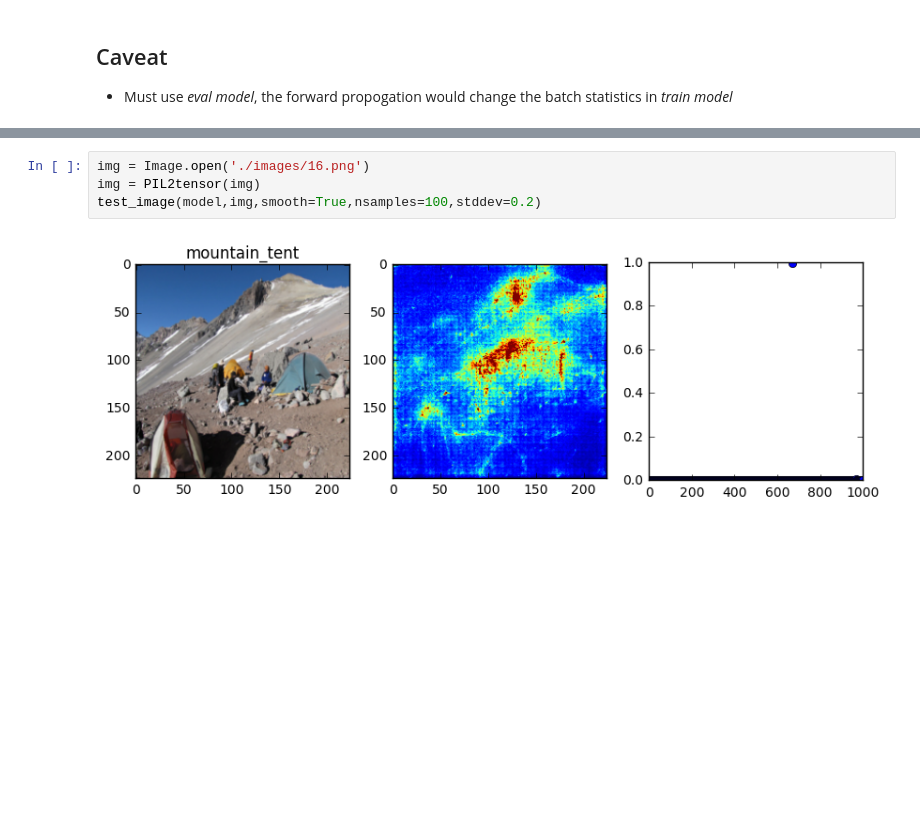
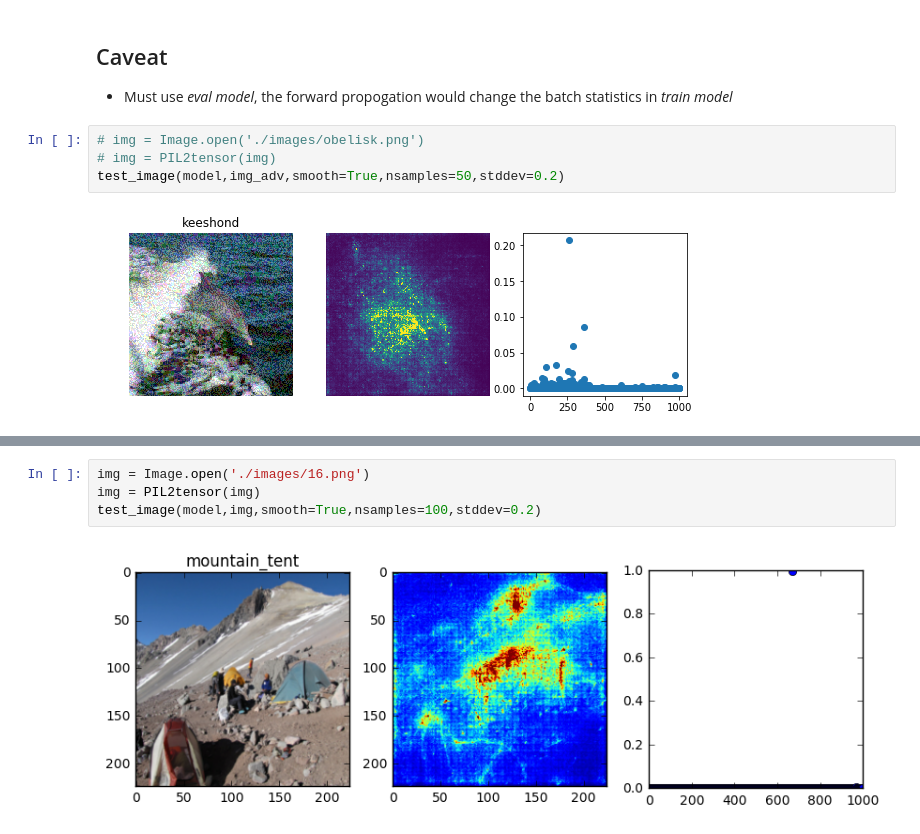
Before and after one commit to leiwu0308/SmoothGrad, a Jupyter notebook: main.ipynb, the cells around one changed output, grey strips where cells are left out. Drawn from its saved outputs; the diff is of its cells as text; blank space fills up the shorter version.

```diff
--- a/main.ipynb
+++ b/main.ipynb
@@ -120,3 +169,9 @@ model = models.resnet50(pretrained=True).cuda()
 # %% [markdown]
 ## Caveat
 - Must use *eval model*, the forward propogation would change the batch statistics in *train model*
+# %%
+# img = Image.open('./images/obelisk.png')
+# img = PIL2tensor(img)
+test_image(model,img_adv,smooth=True,nsamples=50,stddev=0.2)
+# %% [output]
+[figure, added]
```
Also changed, not shown: parts of 10 cells of this notebook, 4 other files.
